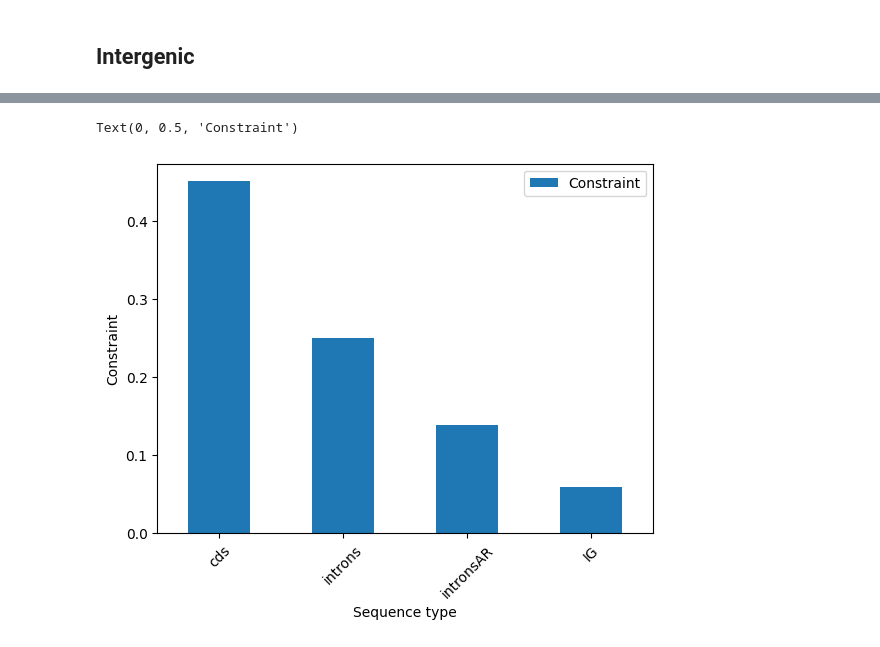
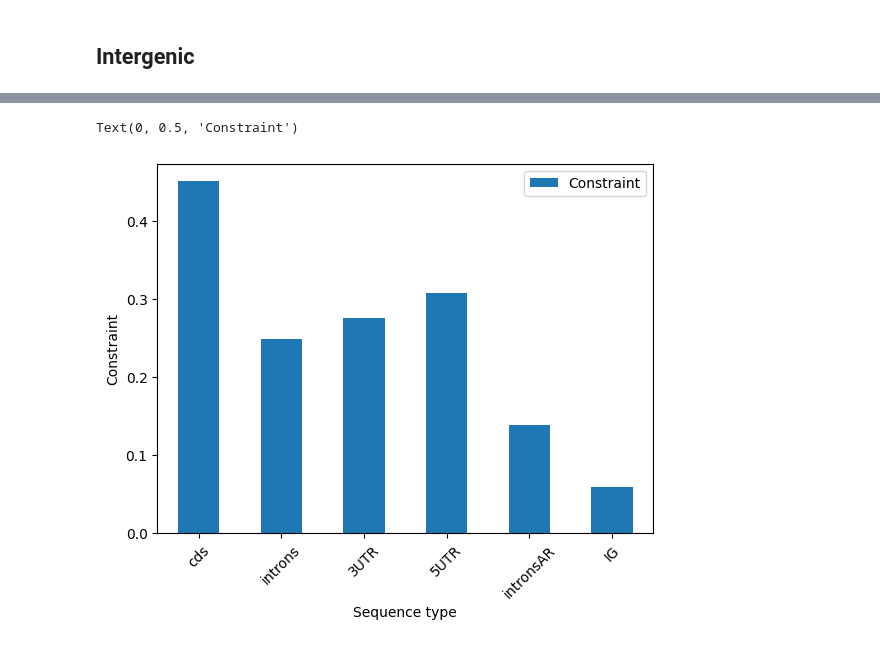
Before and after one commit to uliseshmc/EstimatingUd, a Jupyter notebook: constraint.ipynb, the cells around one changed output, grey strips where cells are left out. Saved outputs shown, nothing was run; the diff lists cells and outputs as text; code cells hidden in the pictures.

```diff
--- a/constraint.ipynb
+++ b/constraint.ipynb
@@ -152,7 +153,7 @@ Motif motif2 params
 # %% [markdown]
 ## Introns
 # %%
-folder_in = paths.DATA_APES114 + 'introns/'
+folder_in = paths.DATA_APES114 + 'introns/noUTRs/'
 in_dstore = cogent3.open_data_store(folder_in, suffix='fa', mode='r')
 
 # noncds_app is defined on the Intergenic Ancestral Repeat section
@@ -165,9 +166,9 @@ result_introns = GN_subsmodel(alns_introns)
 
 intron_motif_probs = result_introns.lf.get_param_value("mprobs")
 humanQ_introns = result_introns.lf.get_rate_matrix_for_edge("Human", calibrated=False)
-humanENS_introns = cogent3.maths.matrix_exponential_integration.expected_number_subs(intron_motif_probs, humanQ_introns, t=1.0)
+humanENS_introns = expected_number_subs(intron_motif_probs, humanQ_introns, t=1.0)
 #This is the ENS of introns if selection was the same as on IGAR. Instead of using the introns Q matrix humanQ_introns, I use the IGAR Q humanQ_IGAR
-humanENS_introns_IGARQ = cogent3.maths.matrix_exponential_integration.expected_number_subs(intron_motif_probs, humanQ_IGAR, t=1.0)
+humanENS_introns_IGARQ = expected_number_subs(intron_motif_probs, humanQ_IGAR, t=1.0)
 
 print("Human ENS introns: ")
 print(humanENS_introns)
@@ -216,0 +285,24 @@ Motif motif2 params
+# %%
+folder_in = paths.DATA_APES114 + 'introns/3UTR/'
+in_dstore = cogent3.open_data_store(folder_in, suffix='fa', mode='r')
+
+# noncds_app is defined on the Intergenic Ancestral Repeat section
+nonconcat_3UTR = [r for r in noncds_app.as_completed(in_dstore[:], parallel=True) if r]
+alns_3UTR = concat(nonconcat_3UTR)
+alns_3UTR.source = "3UTR_alignments"
+
+# The GN_subsmodel is defined on the Intergenic Ancestral Repeat section
+result_3UTR = GN_subsmodel(alns_3UTR)
+
+intron_motif_probs = result_3UTR.lf.get_param_value("mprobs")
+humanQ_3UTR = result_3UTR.lf.get_rate_matrix_for_edge("Human", calibrated=False)
+humanENS_3UTR = expected_number_subs(intron_motif_probs, humanQ_3UTR, t=1.0)
+#This is the ENS of 3UTR if selection was the same as on IGAR. Instead of using the 3UTR Q matrix humanQ_3UTR, I use the IGAR Q humanQ_IGAR
+humanENS_3UTR_IGARQ = expected_number_subs(intron_motif_probs, humanQ_IGAR, t=1.0)
+
+print("Human ENS 3UTR: ")
+print(humanENS_3UTR)
+print("Human ENS 3UTR with IGAR Q: ")
+print(humanENS_3UTR_IGARQ)
+
+result_3UTR.lf
@@ -230,15 +361,18 @@ result_intronsAR = GN_subsmodel(alns_intronsAR)
 
 intronsAR_motif_probs = result_intronsAR.lf.get_param_value("mprobs")
 humanQ_intronsAR = result_intronsAR.lf.get_rate_matrix_for_edge("Human", calibrated=False)
-humanENS_intronsAR = cogent3.maths.matrix_exponential_integration.expected_number_subs(intronsAR_motif_probs, humanQ_intronsAR, t=1.0)
+humanENS_intronsAR = expected_number_subs(intronsAR_motif_probs, humanQ_intronsAR, t=1.0)
 #This is the ENS of intronsAR if selection was the same as on IGAR. Instead of using the intronsAR Q matrix humanQ_intronsAR, I use the IGAR Q humanQ_IGAR
-humanENS_intronsAR_IGARQ = cogent3.maths.matrix_exponential_integration.expected_number_subs(intronsAR_motif_probs, humanQ_IGAR, t=1.0)
+humanENS_intronsAR_IGARQ = expected_number_subs(intronsAR_motif_probs, humanQ_IGAR, t=1.0)
 
 print("Human ENS intronsAR: ")
 print(humanENS_intronsAR)
 print("Human ENS intronsAR with IGAR Q: ")
 print(humanENS_intronsAR_IGARQ)
 
+#print("Motif probs: ")
+#print(intronsAR_motif_probs)
+
 result_intronsAR.lf
 # %% [output]
 Human ENS intronsAR:
@@ -295,9 +429,9 @@ result_IG = GN_subsmodel(alns_IG)
 
 IG_motif_probs = result_IG.lf.get_param_value("mprobs")
 humanQ_IG = result_IG.lf.get_rate_matrix_for_edge("Human", calibrated=False)
-humanENS_IG = cogent3.maths.matrix_exponential_integration.expected_number_subs(IG_motif_probs, humanQ_IG, t=1.0)
+humanENS_IG = expected_number_subs(IG_motif_probs, humanQ_IG, t=1.0)
 #This is the ENS of IG if selection was the same as on IGAR. Instead of using the IG Q matrix humanQ_IG, I use the IGAR Q humanQ_IGAR
-humanENS_IG_IGARQ = cogent3.maths.matrix_exponential_integration.expected_number_subs(IG_motif_probs, humanQ_IGAR, t=1.0)
+humanENS_IG_IGARQ = expected_number_subs(IG_motif_probs, humanQ_IGAR, t=1.0)
 
 print("Human ENS IG: ")
 print(humanENS_IG)
@@ -347,17 +498,19 @@ Motif motif2 params
 # %%
 Constraint_data = pd.DataFrame([
     ['cds', (humanENS_cds_IGARQ - humanENS_cds)/humanENS_cds_IGARQ],
     ['introns', (humanENS_introns_IGARQ - humanENS_introns)/humanENS_introns_IGARQ],
+    ['3UTR', (humanENS_3UTR_IGARQ - humanENS_3UTR)/humanENS_3UTR_IGARQ],
+    ['5UTR', (humanENS_5UTR_IGARQ - humanENS_5UTR)/humanENS_5UTR_IGARQ],
     ['intronsAR', (humanENS_intronsAR_IGARQ - humanENS_intronsAR)/humanENS_intronsAR_IGARQ],
     ['IG', (humanENS_IG_IGARQ - humanENS_IG)/humanENS_IG_IGARQ]
     ],
     columns = ['Sequence type', 'Constraint'])
 
 Constraint_data.plot(
     x='Sequence type',
     kind = 'bar',
     rot=45)
 plt.ylabel('Constraint')
 # %% [output]
 Text(0, 0.5, 'Constraint')
-[figure, old version]
+[figure, new version]
```
Also changed, not shown: parts of 10 cells of this notebook, 3 other files.
